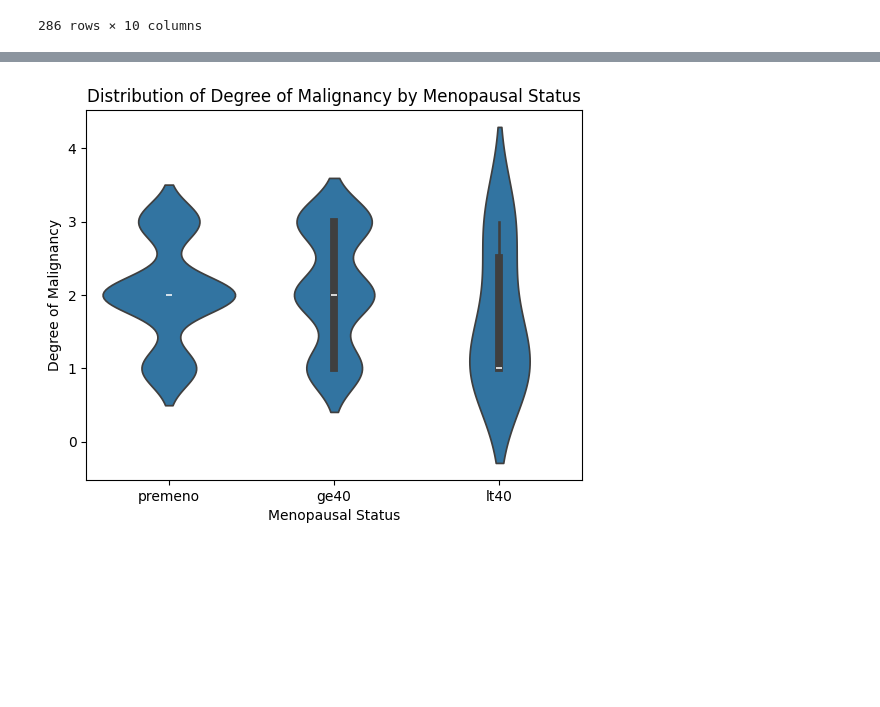
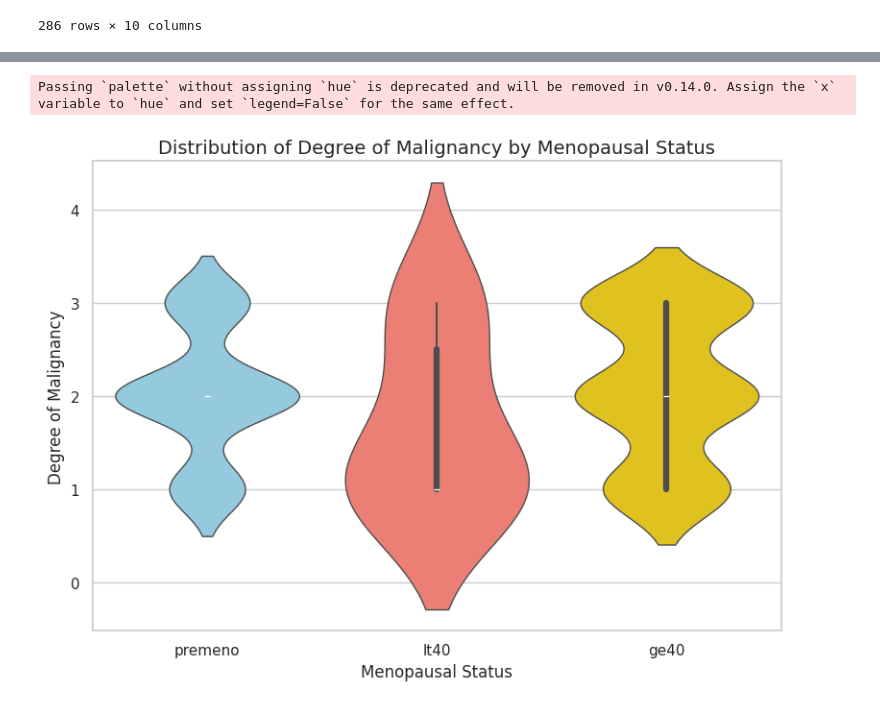
Before and after one commit to olgamcunha/INFORM, a Jupyter notebook: Breast_cancer_SQL_Olga_Mariana_Cunha.ipynb, the cells around one changed output, grey strips where cells are left out. Saved outputs shown, nothing was run; the diff lists cells and outputs as text; code cells hidden in the pictures; blank space fills up the shorter version.

```diff
--- a/Breast_cancer_SQL_Olga_Mariana_Cunha.ipynb
+++ b/Breast_cancer_SQL_Olga_Mariana_Cunha.ipynb
@@ -172,17 +75,0 @@ plt.show()
-# %%
-import pandas as pd
-import seaborn as sns
-import matplotlib.pyplot as plt
-
-# Define the correct order for the age groups
-age_order = ['10-19', '20-29', '30-39', '40-49', '50-59', '60-69', '70-79', '80-89', '90-99']
-
-# Convert 'age' to a categorical variable with the correct order
-df['age'] = pd.Categorical(df['age'], categories=age_order, ordered=True)
-
-# Recreate the plot
-sns.histplot(data=df, x='age', hue='Class', multiple='stack')
-plt.title('Recurrence by Age Group')
-plt.xlabel('Age')
-plt.ylabel('Frequency')
-plt.show()
@@ -273,12 +320,34 @@ plt.show()
 # %%
+#menopause vs malignancy
+
 import seaborn as sns
 import matplotlib.pyplot as plt
 
-# Create a violin plot of 'deg_maling' by 'menopause'
-sns.violinplot(data=df, x='menopause', y='deg_maling')
-plt.title('Distribution of Degree of Malignancy by Menopausal Status')
-plt.xlabel('Menopausal Status')
-plt.ylabel('Degree of Malignancy')
+# Define custom colors: light blue, red, and light yellow
+custom_palette = ['#87CEEB', '#FF6F61', '#FFD700']  # Light blue, red, and light yellow
+
+# Create the figure and axes
+plt.figure(figsize=(8, 6))
+
+# Create a violin plot using Seaborn
+sns.violinplot(
+    data=df,
+    x='menopause',
+    y='deg_maling',  # Degree of malignancy
+    order=['premeno', 'lt40', 'ge40'],  # Order with lt40 in the middle
+    palette=custom_palette,  # Use the custom colors
+    inner='box',  # Display a boxplot inside the violins
+    linewidth=1  # Make the edges clearer
+)
+
+# Add title and labels
+plt.title('Distribution of Degree of Malignancy by Menopausal Status', fontsize=14)
+plt.xlabel('Menopausal Status', fontsize=12)
+plt.ylabel('Degree of Malignancy', fontsize=12)
+
+# Display the plot
+plt.tight_layout()
 plt.show()
 # %% [output]
+Passing `palette` without assigning `hue` is deprecated and will be removed in v0.14.0. Assign the `x` variable to `hue` and set `legend=False` for the same effect.
-[figure, old version]
+[figure, new version]
```
Also changed, not shown: parts of 31 cells of this notebook.
